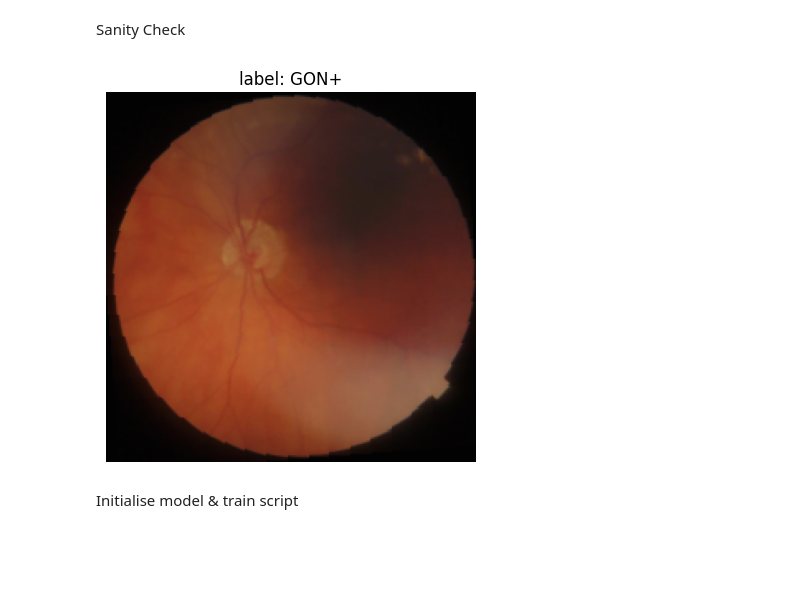
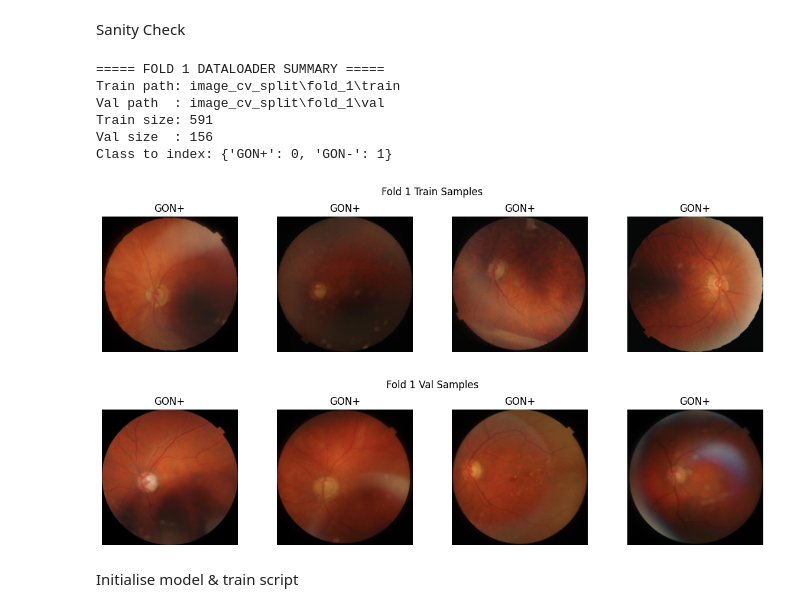
Before and after one commit to salshiba/idsc2026_official_submission, a Jupyter notebook: 1.0 CNN_training_notebook.ipynb, the cells around one changed output. Saved outputs shown, nothing was run; the diff lists cells and outputs as text; code cells hidden in the pictures; blank space fills up the shorter version.

Commit message:
add CNN training notebook

```diff
--- a/1.0 CNN_training_notebook.ipynb
+++ b/1.0 CNN_training_notebook.ipynb
@@ -154,17 +282,36 @@ val_loader   = DataLoader(val_dataset, batch_size=BATCH_SIZE, shuffle=False)
 # %% [markdown]
 Sanity Check
 # %%
-# get a single sample
-img_tensor, label = train_dataset[0]
-img = img_tensor.permute(1,2,0).cpu().numpy()
-img = img * IMAGENET_STD + IMAGENET_MEAN
-img = img.clip(0,1)
+def show_multiple_samples(dataset, indices=[0, 1, 2, 3], title_prefix=""):
+    plt.figure(figsize=(12, 3))
 
-plt.imshow(img)
-plt.title(f"label: {train_dataset.classes[label]}")
-plt.axis('off')
-plt.show()
+    for i, idx in enumerate(indices, start=1):
+        img_tensor, label = dataset[idx]
+        img = img_tensor.permute(1, 2, 0).cpu().numpy()
+        img = img * np.array(IMAGENET_STD) + np.array(IMAGENET_MEAN)
+        img = np.clip(img, 0, 1)
+
+        plt.subplot(1, len(indices), i)
+        plt.imshow(img)
+        plt.title(f"{dataset.classes[label]}")
+        plt.axis("off")
+
+    plt.suptitle(title_prefix)
+    plt.tight_layout()
+    plt.show()
-# %% [output]
-[figure, removed]
+# %%
+train_dataset, val_dataset, train_loader, val_loader = build_dataloaders_for_fold(1)
+
+show_multiple_samples(train_dataset, indices=[0, 10, 20, 30], title_prefix="Fold 1 Train Samples")
+show_multiple_samples(val_dataset, indices=[0, 5, 10, 15], title_prefix="Fold 1 Val Samples")
+# %% [output]
+===== FOLD 1 DATALOADER SUMMARY =====
+Train path: image_cv_split\fold_1\train
+Val path  : image_cv_split\fold_1\val
+Train size: 591
+Val size  : 156
+Class to index: {'GON+': 0, 'GON-': 1}
+[figure, added]
+[figure, added]
 # %% [markdown]
 Initialise model & train script
```
Also changed, not shown: parts of 29 cells of this notebook.
